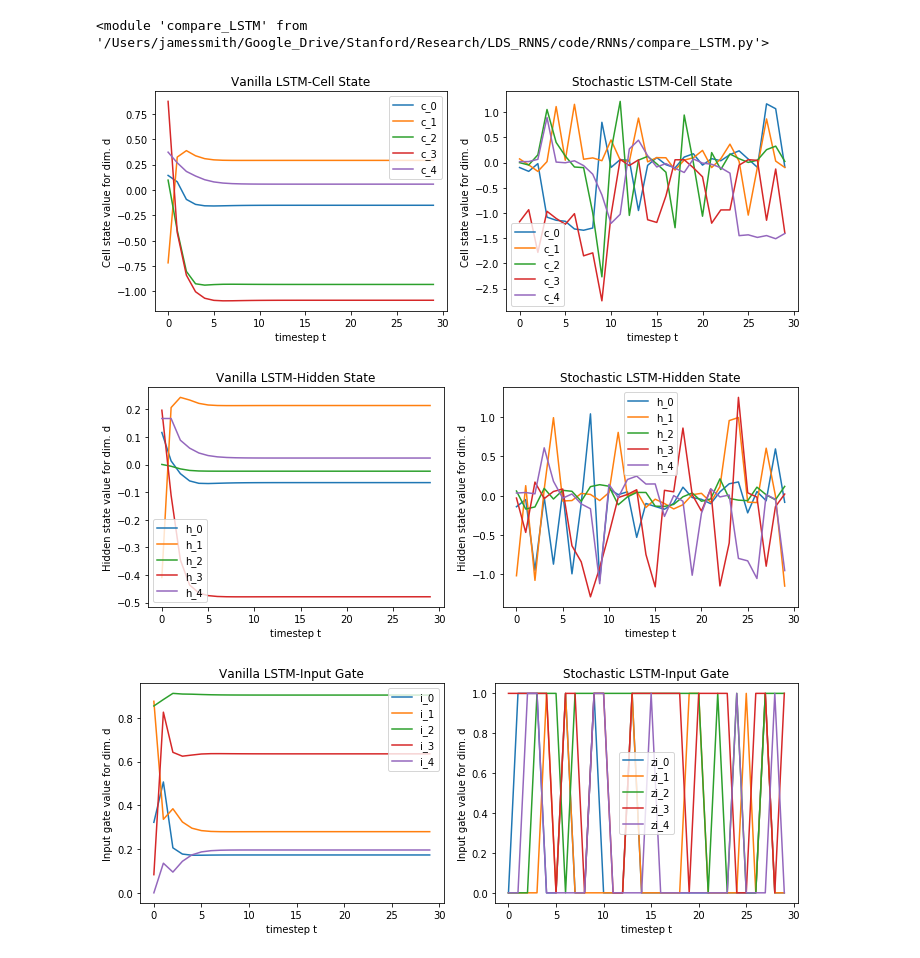
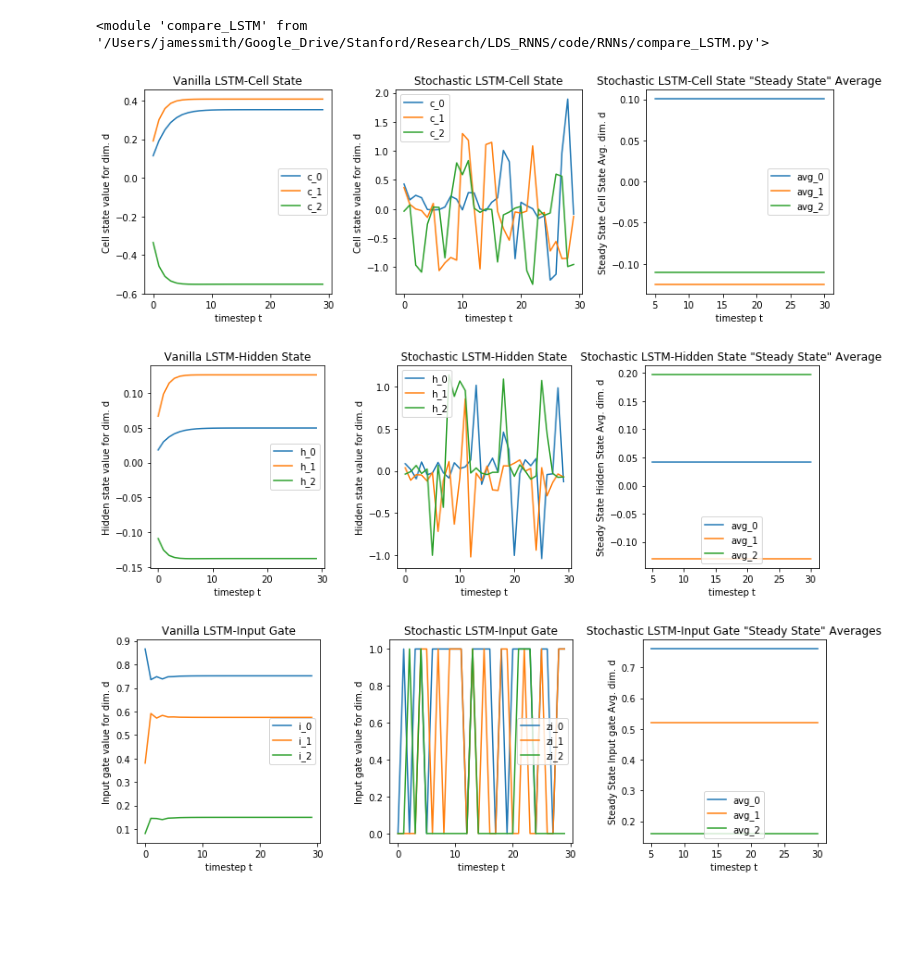
Before and after one commit to jimmysmith1919/RNNs, a Jupyter notebook: Stochastic_LSTM_Analysis.ipynb, the cells around one changed output. Saved outputs shown, nothing was run; the diff lists cells and outputs as text; code cells hidden in the pictures; blank space fills up the shorter version.

Commit message:
plotting updates

```diff
--- a/Stochastic_LSTM_Analysis.ipynb
+++ b/Stochastic_LSTM_Analysis.ipynb
@@ -9,7 +9,7 @@ importlib.reload(compare)
 <module 'compare_LSTM' from '/Users/jamessmith/Google_Drive/Stanford/Research/LDS_RNNS/code/RNNs/compare_LSTM.py'>
 # %%
 ##Dimensions##
-D1=5 #h_t and c_t dimension
+D1=3 #h_t and c_t dimension
 D2 =2 #u_t dimension
 # %%
 ##Random Weights##
@@ -24,9 +24,9 @@ bo =np.random.randn(D1)
 bg =np.random.randn(D1)
 # %%
 ##Initialize##
-c = np.ones(D1) #Initial cell state
-h = np.ones(D1) #Initial hidden state
-u = np.ones(D2) #initial inputs
+c = 0*np.ones(D1) #Initial cell state
+h = 0*np.ones(D1) #Initial hidden state
+u = 0*np.ones(D2) #initial inputs
 
 T = 30 #Timesteps
 # %%
@@ -75,34 +75,46 @@ for t in range(0,T):
 
 
 t_vec = np.arange(0,T,1)
+# %%
+#Approximate steady state time (for plotting averages)
+ss = 5
 # %%
 ##Cell state
-plt.subplots(1,2,figsize=(10,4))
-plt.subplot(1,2,1)
+plt.subplots(1,3,figsize=(12,4))
+plt.subplot(1,3,1)
 for i in range(0,len(c)):
     plt.plot(t_vec, c_vec1[i][:], label='c_{}'.format(i))
 plt.legend()
 plt.xlabel('timestep t')
 plt.ylabel('Cell state value for dim. d')
 plt.title('Vanilla LSTM-Cell State')
 
 
-plt.subplot(1,2,2)
+plt.subplot(1,3,2)
 for i in range(0,len(c)):
     plt.plot(t_vec, c_vec[i][:], label='c_{}'.format(i))
 plt.legend()
 plt.xlabel('timestep t')
 plt.ylabel('Cell state value for dim. d')
 plt.title('Stochastic LSTM-Cell State')
 
+plt.subplot(1,3,3)
+for i in range(0,len(h)):
+    avg = np.average(c_vec[i][ss:])
+    plt.plot([ss,T], [avg,avg], label='avg_{}'.format(i))
+plt.legend()
+plt.xlabel('timestep t')
+plt.ylabel('Steady State Cell State Avg. dim. d')
+plt.title('Stochastic LSTM-Cell State "Steady State" Average')
+
 plt.tight_layout()
 plt.show()
 # %% [output]
-[figure, old version]
+[figure, new version]
 # %%
 ##Hidden state
-plt.subplots(1,2,figsize=(10,4))
-plt.subplot(1,2,1)
+plt.subplots(1,3,figsize=(12,4))
+plt.subplot(1,3,1)
 for i in range(0,len(h)):
     plt.plot(t_vec, h_vec1[i][:], label='h_{}'.format(i))
 plt.legend()
@@ -111,7 +123,7 @@ plt.ylabel('Hidden state value for dim. d')
 plt.title('Vanilla LSTM-Hidden State')
 
 
-plt.subplot(1,2,2)
+plt.subplot(1,3,2)
 for i in range(0,len(h)):
     plt.plot(t_vec, h_vec[i][:], label='h_{}'.format(i))
 plt.legend()
@@ -119,14 +131,23 @@ plt.xlabel('timestep t')
 plt.ylabel('Hidden state value for dim. d')
 plt.title('Stochastic LSTM-Hidden State')
 
+plt.subplot(1,3,3)
+for i in range(0,len(h)):
+    avg = np.average(h_vec[i][ss:])
+    plt.plot([ss,T], [avg,avg], label='avg_{}'.format(i))
+plt.legend()
+plt.xlabel('timestep t')
+plt.ylabel('Steady State Hidden State Avg. dim. d')
+plt.title('Stochastic LSTM-Hidden State "Steady State" Average')
+
 plt.tight_layout()
 plt.show()
 # %% [output]
-[figure, old version]
+[figure, new version]
 # %%
 ##Input Gate
-plt.subplots(1,2,figsize=(10,4))
-plt.subplot(1,2,1)
+plt.subplots(1,3,figsize=(12,4))
+plt.subplot(1,3,1)
 for i in range(0,len(h)):
     plt.plot(t_vec, i_vec1[i][:], label='i_{}'.format(i))
 plt.legend()
@@ -135,7 +156,7 @@ plt.ylabel('Input gate value for dim. d')
 plt.title('Vanilla LSTM-Input Gate')
 
 
-plt.subplot(1,2,2)
+plt.subplot(1,3,2)
 for i in range(0,len(h)):
     plt.plot(t_vec, i_vec[i][:], label='zi_{}'.format(i))
 plt.legend()
@@ -143,9 +164,19 @@ plt.xlabel('timestep t')
 plt.ylabel('Input gate value for dim. d')
 plt.title('Stochastic LSTM-Input Gate')
 
+plt.subplot(1,3,3)
+for i in range(0,len(h)):
+    avg = np.average(i_vec[i][ss:])
+    plt.plot([ss,T], [avg,avg], label='avg_{}'.format(i))
+plt.legend()
+plt.xlabel('timestep t')
+plt.ylabel('Steady State Input gate Avg. dim. d')
+plt.title('Stochastic LSTM-Input Gate "Steady State" Average')
+
+
 plt.tight_layout()
 plt.show()
 # %% [output]
-[figure, old version]
+[figure, new version]
 # %%
 ##Forget Gate
```
Also changed, not shown: parts of 4 cells of this notebook, 1 other file.
